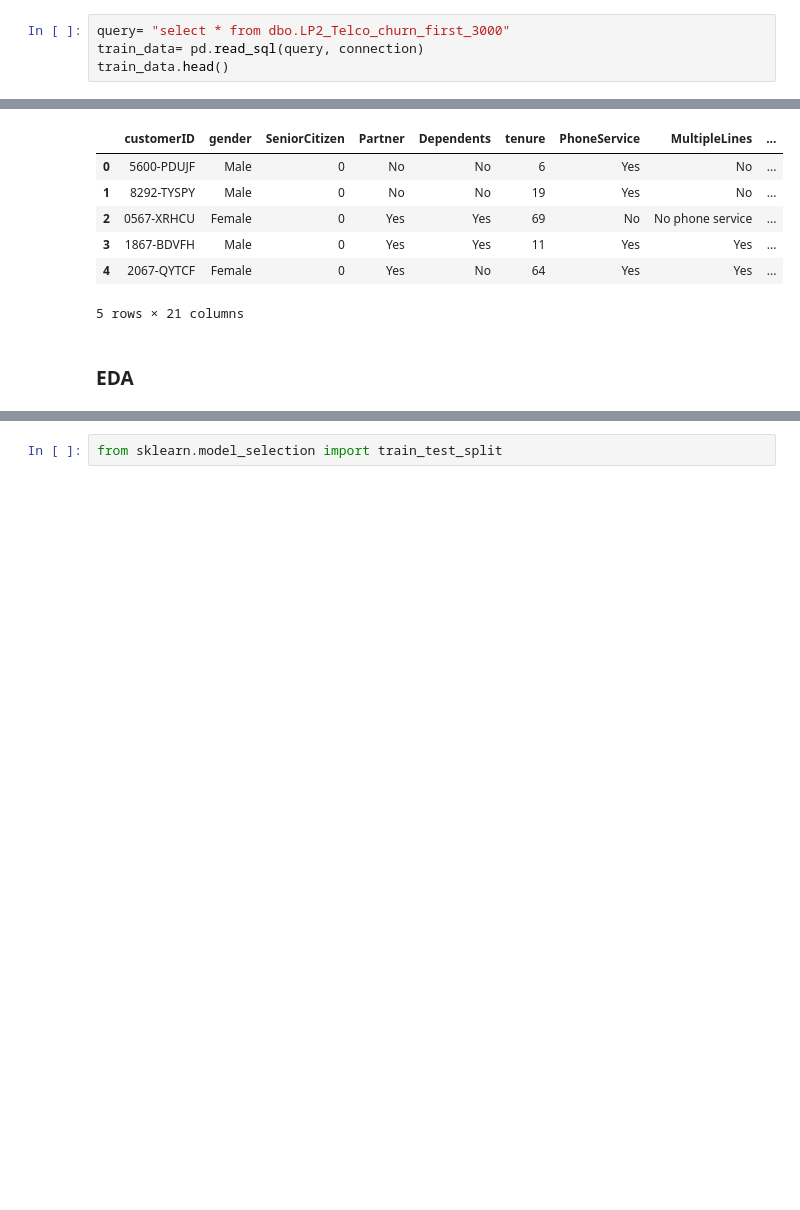
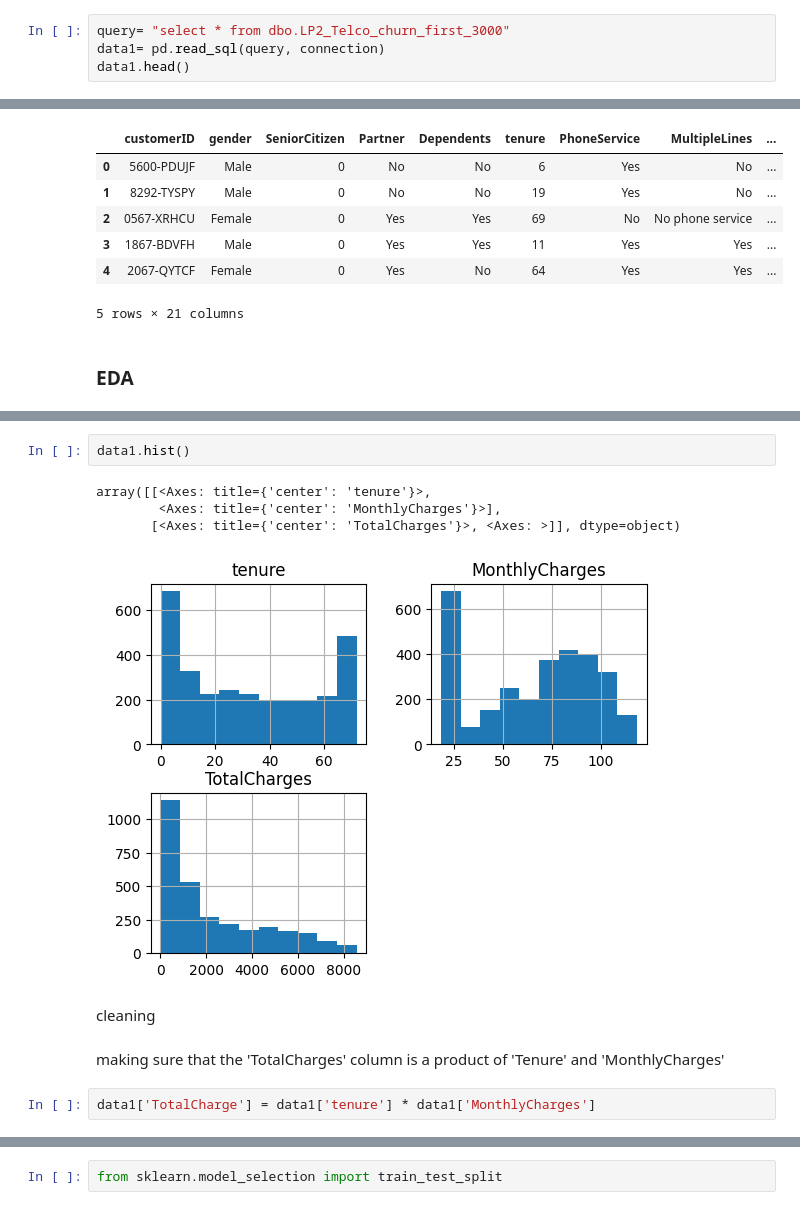
Before and after one commit to analystdee/lp2_customer_churn_prediction, a Jupyter notebook: file.ipynb, the cells around one changed output, grey strips where cells are left out. Drawn from its saved outputs; the diff is of its cells as text; blank space fills up the shorter version.

```diff
--- a/file.ipynb
+++ b/file.ipynb
@@ -68,8 +78,8 @@ connection_string
 connection = pyodbc.connect(connection_string)
 # %%
 query= "select * from dbo.LP2_Telco_churn_first_3000"
-train_data= pd.read_sql(query, connection)
-train_data.head()
+data1= pd.read_sql(query, connection)
+data1.head()
 # %% [output]
 |  | customerID | gender | SeniorCitizen | Partner | Dependents | tenure | PhoneService | MultipleLines | ... |
 | 0 | 7590-VHVEG | Female | False | True | False | 1 | False | None | ... |
@@ -173,0 +260,13 @@ Univarate Analysis
+# %%
+data1.hist()
+# %% [output]
+array([[<Axes: title={'center': 'tenure'}>,
+        <Axes: title={'center': 'MonthlyCharges'}>],
+       [<Axes: title={'center': 'TotalCharges'}>, <Axes: >]], dtype=object)
+[figure, added]
+# %% [markdown]
+cleaning
+# %% [markdown]
+making sure that the 'TotalCharges' column is a product of 'Tenure' and 'MonthlyCharges'
+# %%
+data1['TotalCharge'] = data1['tenure'] * data1['MonthlyCharges']
```
Also changed, not shown: parts of 65 cells of this notebook.
